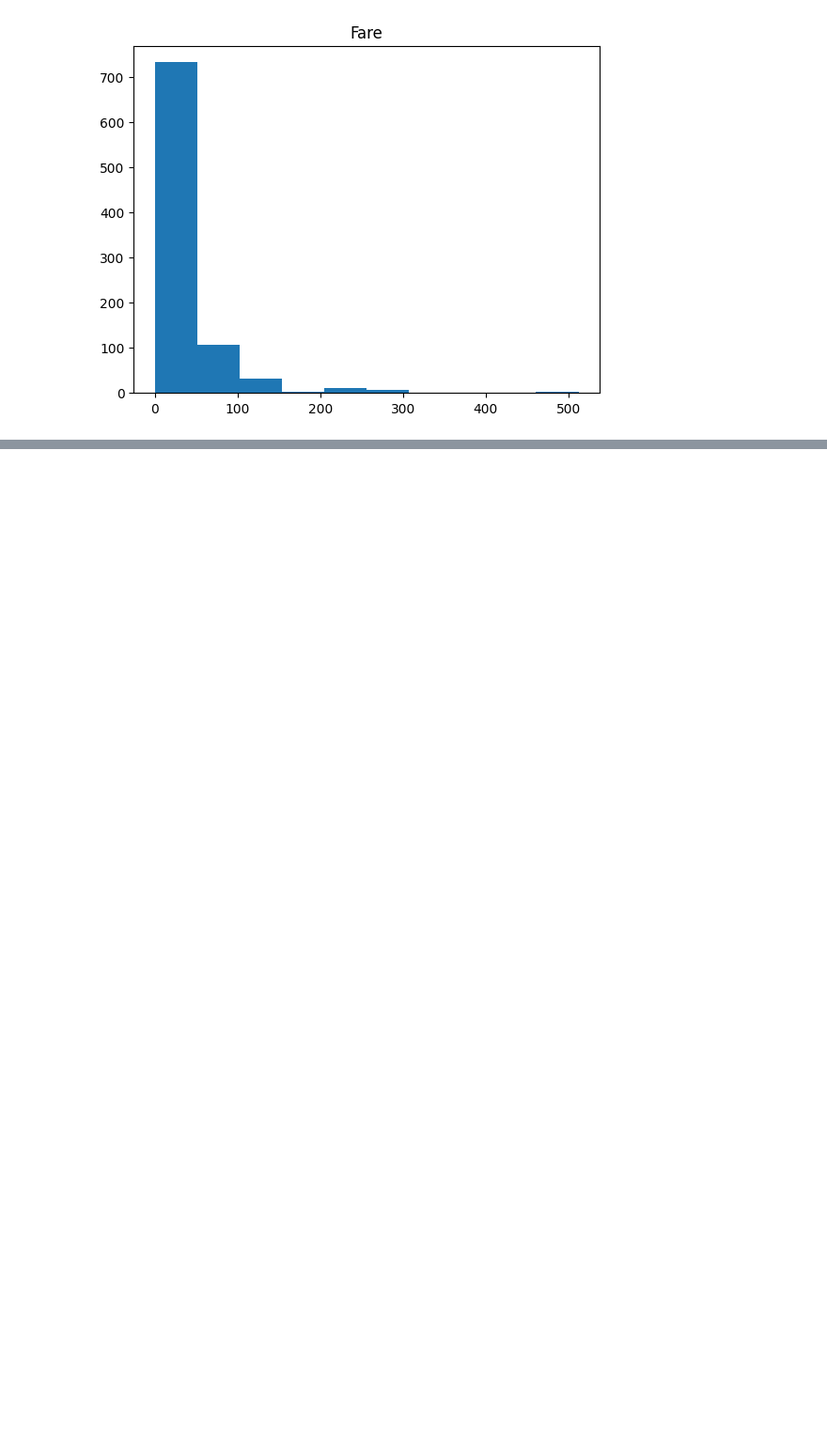
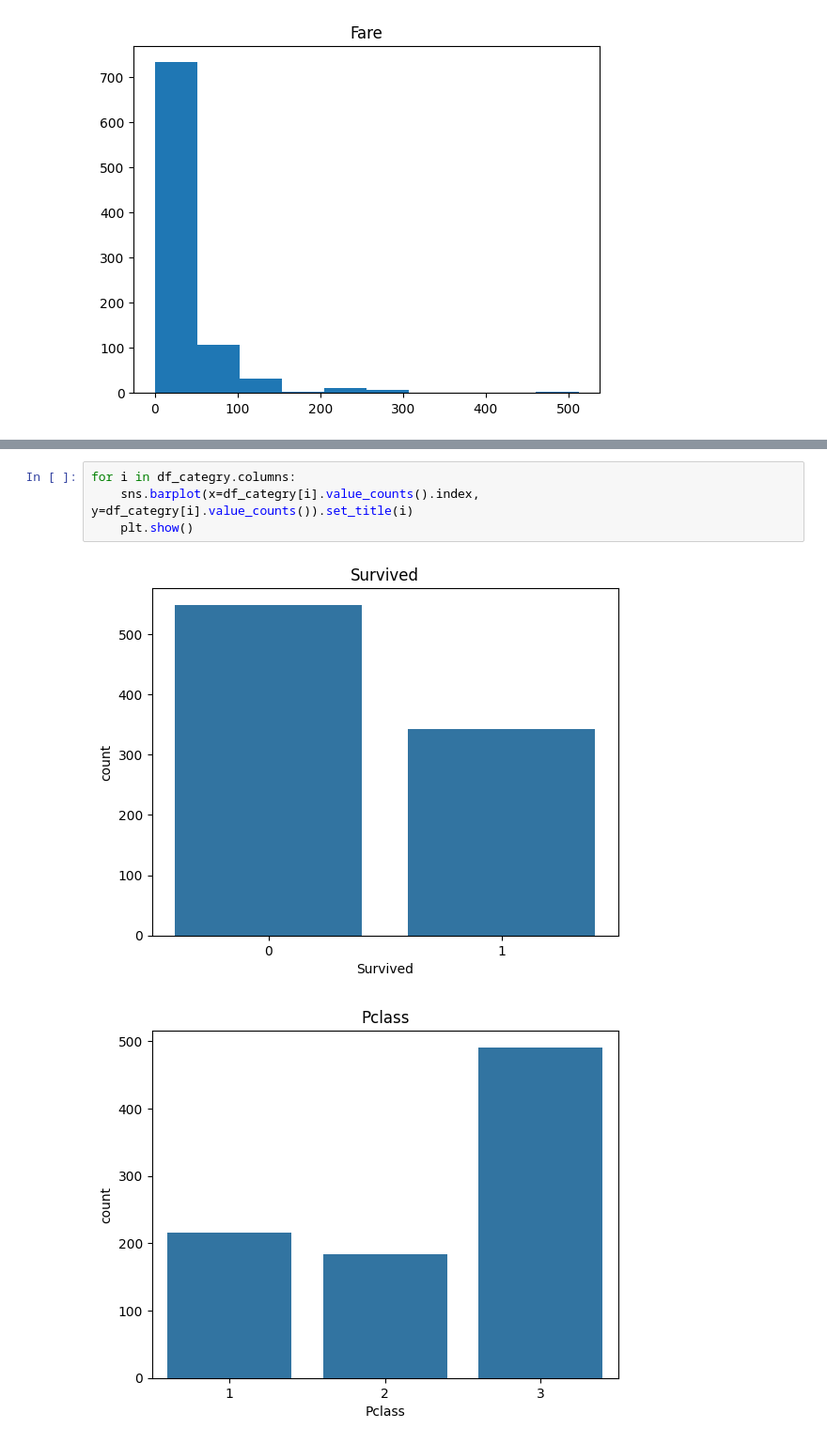
Before and after one commit to yeshapatel356/Titanic-Survival-Project, a Jupyter notebook: Titanic.ipynb, the cells around one changed output, grey strips where cells are left out. Shown: that part at 94% size. Drawn from its saved outputs; the diff is of its cells as text; blank space fills up the shorter version.

```diff
--- a/Titanic.ipynb
+++ b/Titanic.ipynb
@@ -101,0 +122,7 @@ for i in df_numeric.columns:
+# %%
+for i in df_categry.columns:
+    sns.barplot(x=df_categry[i].value_counts().index, y=df_categry[i].value_counts()).set_title(i)
+    plt.show()
+# %% [output]
+[figure, added]
+[figure, added]
```
Also changed, not shown: parts of 19 cells of this notebook.
